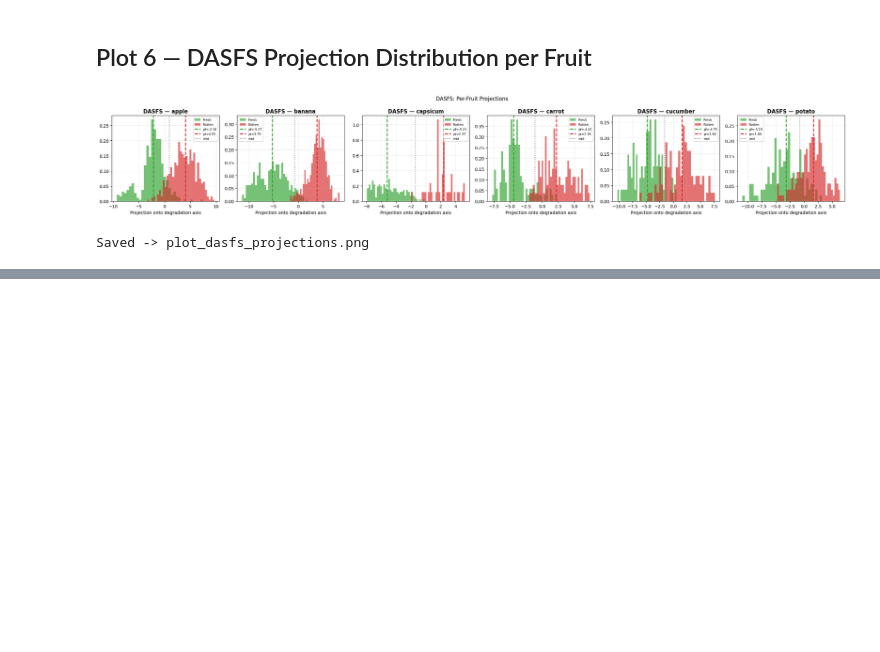
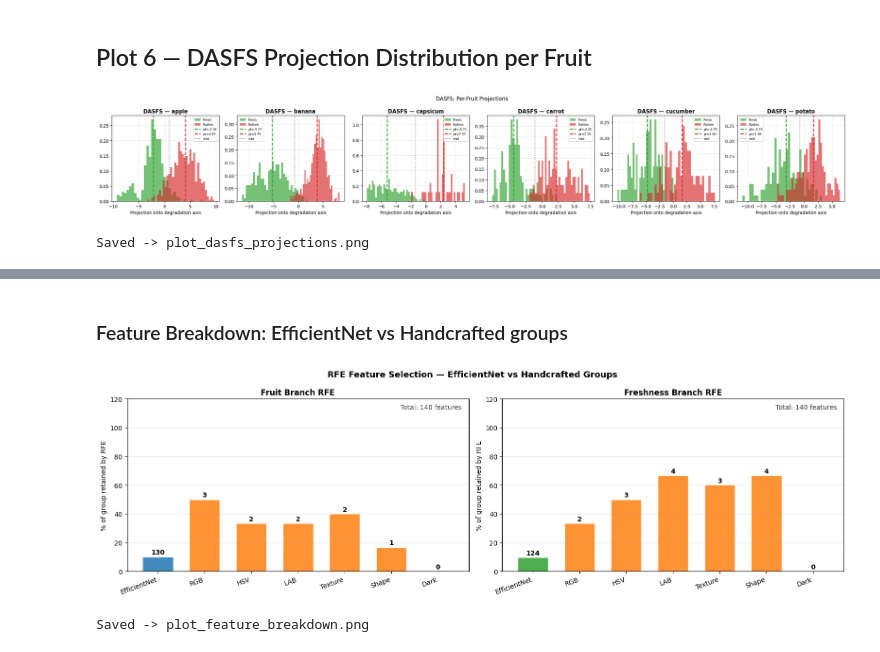
Before and after one commit to Krittik-Panda/Vegetables-freshness-ditection, a Jupyter notebook: 02_evaluate_2nd_version.ipynb, the cells around one changed output, grey strips where cells are left out. Cells and saved outputs as stored; diff of their text form; code cells hidden in the pictures; blank space fills up the shorter version.

```diff
--- a/02_evaluate_2nd_version.ipynb
+++ b/02_evaluate_2nd_version.ipynb
@@ -317,0 +470,64 @@ Saved -> plot_dasfs_projections.png
+# %% [markdown]
+###  Feature Breakdown: EfficientNet vs Handcrafted groups
+# %%
+# ── Plot 10 — RFE Feature Selection Breakdown ─────────────────────────────────
+# Reconstruct freshness branch original-space indices
+fresh_final_idx_local = top300_idx[np.where(rfe_fresh.support_)[0]]
+
+HC_START  = 1280
+HC_GROUPS = {
+    "RGB":     (HC_START,      HC_START + 6),
+    "HSV":     (HC_START + 6,  HC_START + 12),
+    "LAB":     (HC_START + 12, HC_START + 18),
+    "Texture": (HC_START + 18, HC_START + 23),
+    "Shape":   (HC_START + 23, HC_START + 29),
+    "Dark":    (HC_START + 29, HC_START + 30),
+}
+
+def _rfe_breakdown(support_1310):
+    d = {"EfficientNet": support_1310[:1280].sum()}
+    d.update({g: support_1310[s:e].sum() for g, (s, e) in HC_GROUPS.items()})
+    return d
+
+# Build boolean support arrays in original 1310-d space
+fruit_sup  = rfe_fruit.support_.astype(bool)
+fresh_sup  = np.zeros(1310, dtype=bool)
+fresh_sup[fresh_final_idx_local] = True
+
+fig, axes = plt.subplots(1, 2, figsize=(16, 5))
+group_order = ["EfficientNet"] + list(HC_GROUPS.keys())
+group_total = {"EfficientNet": 1280, "RGB": 6, "HSV": 6, "LAB": 6,
+               "Texture": 5, "Shape": 6, "Dark": 1}
+
+for ax, sup, title, color in zip(
+    axes,
+    [fruit_sup, fresh_sup],
+    ["Fruit Branch RFE", "Freshness Branch RFE"],
+    ["#1f77b4", "#2ca02c"],
+):
+    bd    = _rfe_breakdown(sup)
+    pcts  = [bd[g] / group_total[g] * 100 for g in group_order]
+    cnts  = [bd[g] for g in group_order]
+    cols  = [color] + ["#ff7f0e"] * (len(group_order) - 1)
+    bars  = ax.bar(range(len(group_order)), pcts, color=cols,
+                   alpha=0.85, edgecolor="white", width=0.65)
+    for bar, cnt, pct in zip(bars, cnts, pcts):
+        ax.text(bar.get_x() + bar.get_width()/2, pct + 0.8,
+                str(cnt), ha="center", va="bottom", fontsize=10, fontweight="bold")
+    ax.set_xticks(range(len(group_order)))
+    ax.set_xticklabels(group_order, rotation=20, ha="right")
+    ax.set_ylabel("% of group retained by RFE")
+    ax.set_title(title, fontweight="bold"); ax.grid(axis="y", alpha=0.3)
+    ax.set_ylim(0, 120)
+    total = sup.sum()
+    ax.text(0.98, 0.97, f"Total: {total} features", transform=ax.transAxes,
+            ha="right", va="top", fontsize=10, color="#333")
+
+plt.suptitle("RFE Feature Selection — EfficientNet vs Handcrafted Groups",
+             fontweight="bold", fontsize=13)
+plt.tight_layout()
+plt.savefig(f"{a}/plot_feature_breakdown.png", dpi=150, bbox_inches="tight")
+plt.show(); print("Saved -> plot_feature_breakdown.png")
+# %% [output]
+[figure, added]
+Saved -> plot_feature_breakdown.png
```
Also changed, not shown: parts of 8 cells of this notebook, 1 other file.
